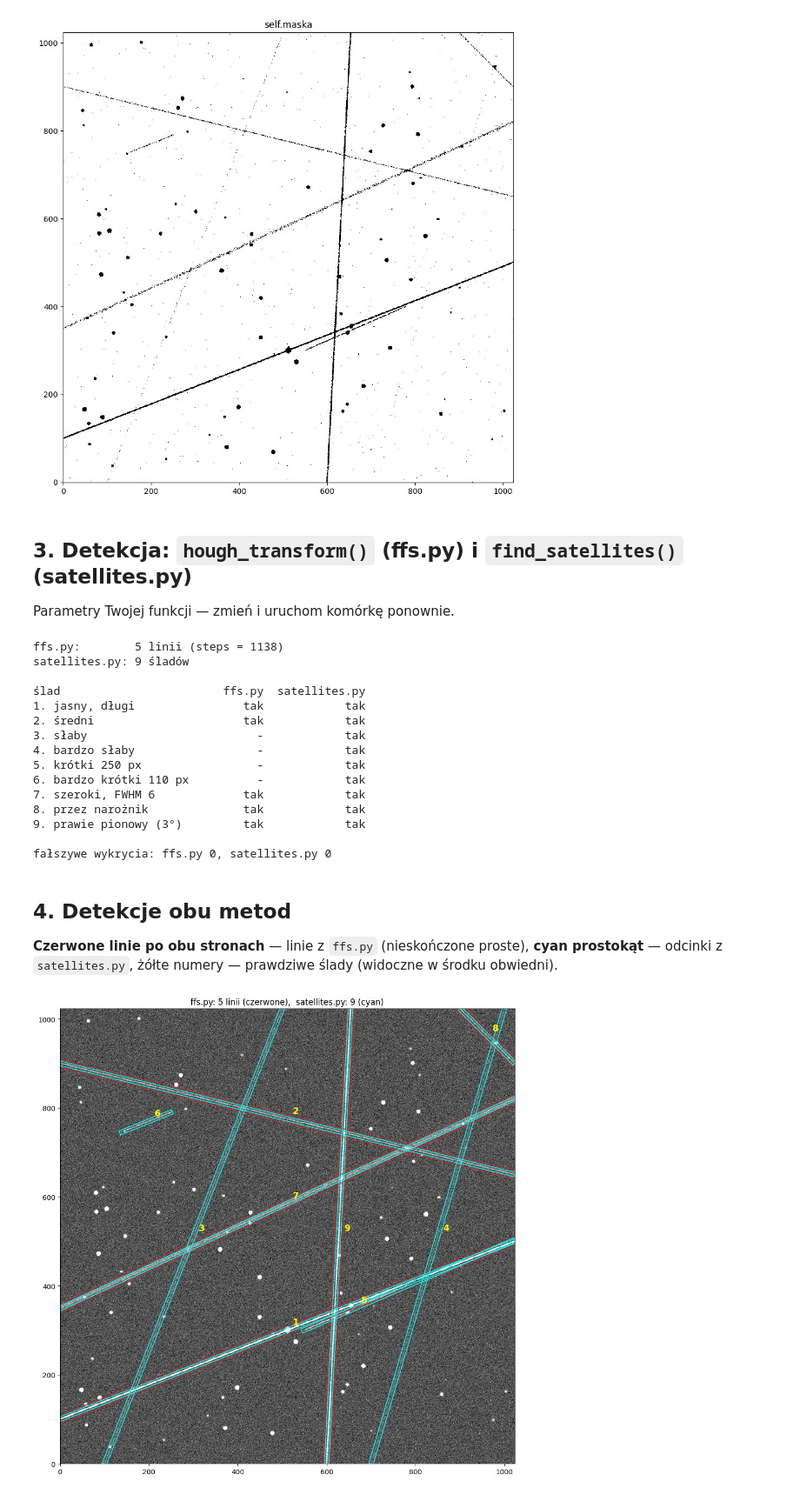
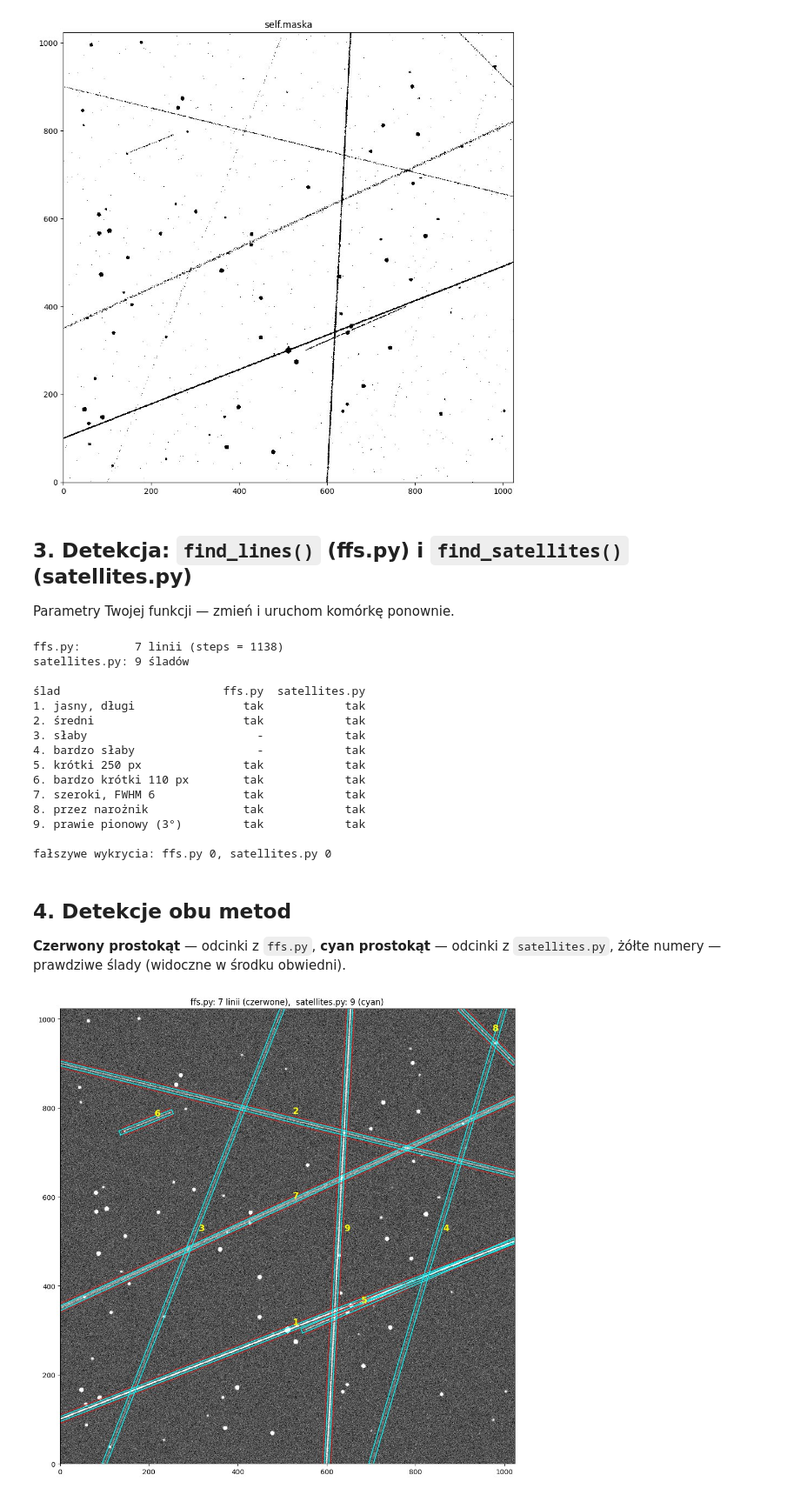
Before and after one commit to araucaria-project/pyaraucaria, a Jupyter notebook: examples/ffs_satellites.ipynb, the cells around one changed output. Shown at 87% size. Saved outputs shown, nothing was run; the diff lists cells and outputs as text; code cells hidden in the pictures.

Commit message:
ffs line detection

```diff
--- a/examples/ffs_satellites.ipynb
+++ b/examples/ffs_satellites.ipynb
@@ -116,20 +116,22 @@ plt.tight_layout()
 median = 1001.5, q_sigma = 33.4, w masce 15443 px (1.47%)
 [figure]
 # %% [markdown]
-## 3. Detekcja: `hough_transform()` (ffs.py) i `find_satellites()` (satellites.py)
+## 3. Detekcja: `find_lines()` (ffs.py) i `find_satellites()` (satellites.py)
 
 Parametry Twojej funkcji — zmień i uruchom komórkę ponownie.
 # %%
 FFS_PARAMS = dict(
-    line_threshold=0.3,   # minimalne wypełnienie: głosy / długość linii w klatce
-    min_length=30,        # minimalna liczba głosów
+    min_length=30,        # minimalna liczba głosów (wstępny filtr kandydatów)
+    fwhm=4.0,             # typowa szerokość śladu; odcinek musi mieć >= 10 * fwhm
+    max_gap=5,            # największa dopuszczalna przerwa w odcinku [px]
+    min_fill=0.5,         # minimalna zajętość odcinka przez piksele maski
     half_width=3.0,       # piksele w tej odległości od linii są usuwane po jej przyjęciu
-    steps=None,           # liczba kątów theta; None = dobierana z rozmiaru klatki (max_shift)
+    steps=None,           # liczba kątów theta; None = dobierana z rozmiaru klatki
     max_shift=1.0,        # o ile px linia może odjechać na końcu przez siatkę kątów
     max_candidates=100,   # najwięcej sprawdzanych kandydatów
 )
 
-ffs.hough_transform(**FFS_PARAMS)
+ffs.find_lines(**FFS_PARAMS)
 sat, sat_mask = find_satellites(image, saturation=45000)
 sat = sat[sat["kind"] == "satellite"]
 
@@ -144,7 +146,7 @@ false_ffs = sum(not any(matches(r, th, t) for t in TRAILS) for r, th in zip(ffs.
 false_sat = sum(not any(matches(r["rho"], r["theta"], t) for t in TRAILS) for r in sat)
 print(f"\nfałszywe wykrycia: ffs.py {false_ffs}, satellites.py {false_sat}")
 # %% [output]
-ffs.py:        5 linii (steps = 1138)
+ffs.py:        7 linii (steps = 1138)
 satellites.py: 9 śladów
 
 ślad                        ffs.py  satellites.py
@@ -152,8 +154,8 @@ satellites.py: 9 śladów
 2. średni                      tak            tak
 3. słaby                         -            tak
 4. bardzo słaby                  -            tak
-5. krótki 250 px                 -            tak
-6. bardzo krótki 110 px          -            tak
+5. krótki 250 px               tak            tak
+6. bardzo krótki 110 px        tak            tak
 7. szeroki, FWHM 6             tak            tak
 8. przez narożnik              tak            tak
 9. prawie pionowy (3°)         tak            tak
@@ -162,22 +164,24 @@ fałszywe wykrycia: ffs.py 0, satellites.py 0
 # %% [markdown]
 ## 4. Detekcje obu metod
 
-**Czerwone linie po obu stronach** — linie z `ffs.py` (nieskończone proste), **cyan prostokąt** — odcinki z `satellites.py`, żółte numery — prawdziwe ślady (widoczne w środku obwiedni).
+**Czerwony prostokąt** — odcinki z `ffs.py`, **cyan prostokąt** — odcinki z `satellites.py`, żółte numery — prawdziwe ślady (widoczne w środku obwiedni).
 # %%
 fig, ax = plt.subplots(figsize=(10, 10))
 show(image, ax, f"ffs.py: {len(ffs.lines_val)} linii (czerwone),  satellites.py: {len(sat)} (cyan)")
-for rho, th in zip(ffs.lines_rho, ffs.lines_theta):            # ffs.py: two lines at +-9 px
-    for d in (-9, 9):
-        ax.plot(*line_xy(rho + d, th), color="tab:red", lw=1.2)
+for rho, th, x0, y0, x1, y1 in zip(ffs.lines_rho, ffs.lines_theta, ffs.lines_x0, ffs.lines_y0,
+                                   ffs.lines_x1, ffs.lines_y1):   # ffs.py: box at +-9 px
+    c, s, d = np.cos(th), np.sin(th), 9.0
+    ax.plot([x0 + d * c, x1 + d * c, x1 - d * c, x0 - d * c, x0 + d * c],
+            [y0 + d * s, y1 + d * s, y1 - d * s, y0 - d * s, y0 + d * s], color="tab:red", lw=1.2)
 for r in sat:                                                    # satellites.py: box at +-5 px
     c, s, d = np.cos(r["theta"]), np.sin(r["theta"]), 5.0
     bx = [r["x0"] + d * c, r["x1"] + d * c, r["x1"] - d * c, r["x0"] - d * c, r["x0"] + d * c]
     by = [r["y0"] + d * s, r["y1"] + d * s, r["y1"] - d * s, r["y0"] - d * s, r["y0"] + d * s]
     ax.plot(bx, by, color="cyan", lw=1.2)
 for i, t in enumerate(TRAILS, 1):
     ax.annotate(str(i), ((t["x0"] + t["x1"]) / 2, (t["y0"] + t["y1"]) / 2), color="yellow",
                 fontsize=13, fontweight="bold", xytext=(8, 8), textcoords="offset points")
 ax.set_xlim(0, SHAPE[1] - 1); ax.set_ylim(0, SHAPE[0] - 1)
 plt.tight_layout()
 # %% [output]
-[figure, old version]
+[figure, new version]
```
Also changed, not shown: parts of 3 cells of this notebook, 4 other files.
